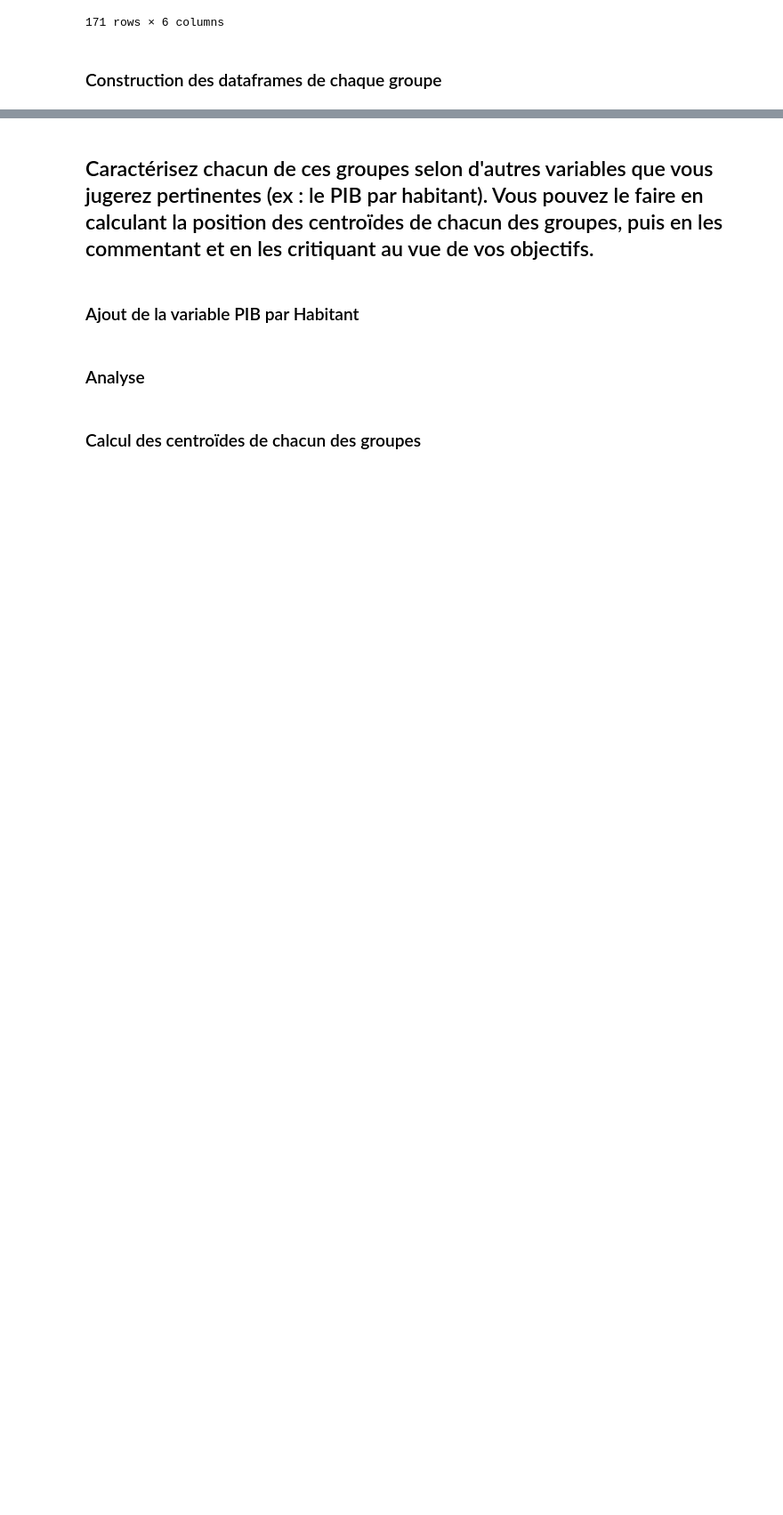
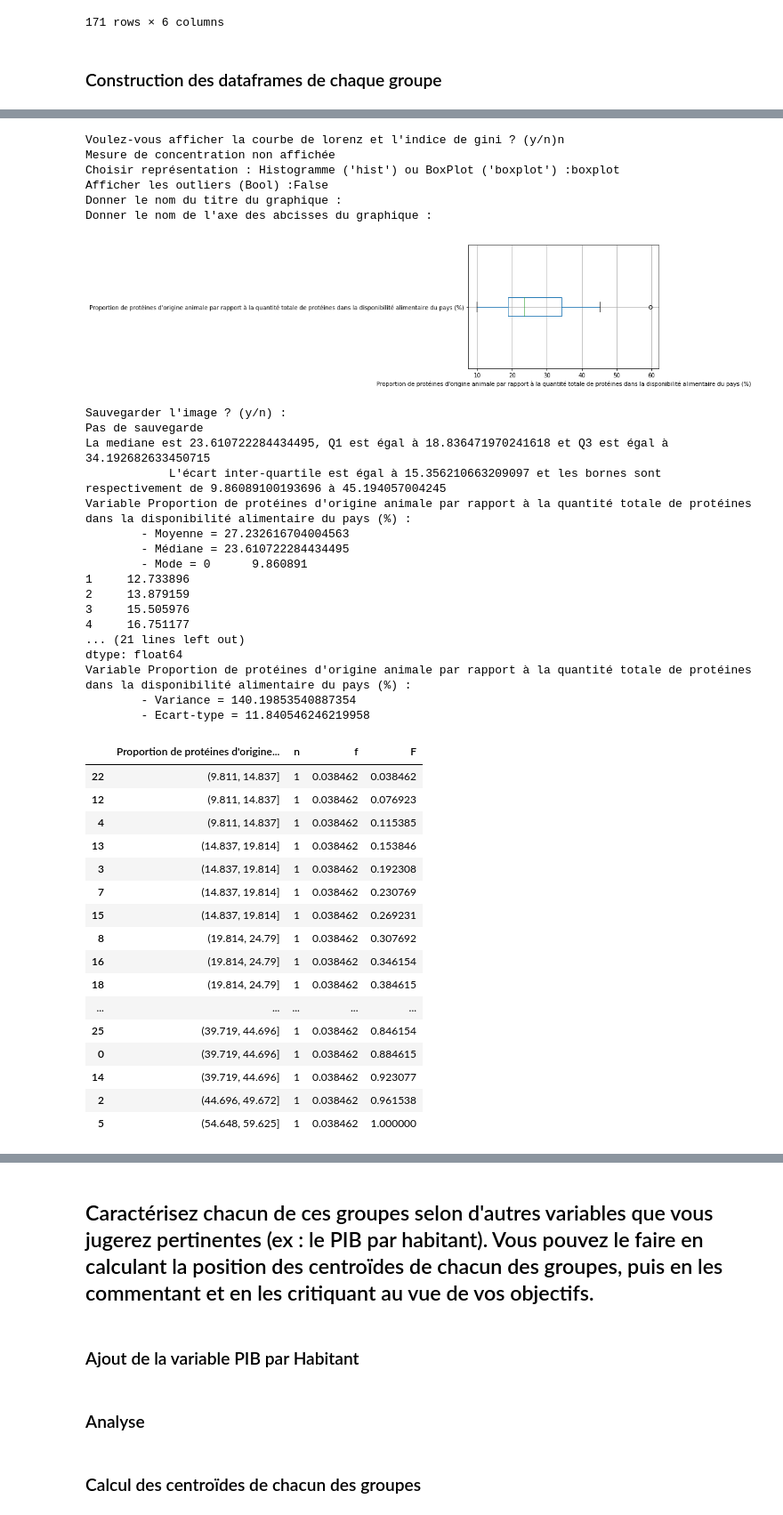
Before and after one commit to Silvock/project_5_prod_market_study, a Jupyter notebook: notebook/Exercice5.ipynb, the cells around one changed output, grey strips where cells are left out. Shown at 89% size. Saved outputs shown, nothing was run; the diff lists cells and outputs as text; code cells hidden in the pictures; blank space fills up the shorter version.

```diff
--- a/notebook/Exercice5.ipynb
+++ b/notebook/Exercice5.ipynb
@@ -613,0 +865,44 @@ def analyse_univarie(data,moncaract='',typecaract=''):
+# %%
+analyse_univarie(df_groupe1,"Proportion de protéines d'origine animale par rapport à la quantité totale de protéines dans la disponibilité alimentaire du pays (%)",'qtecont')
+# %% [output]
+Voulez-vous afficher la courbe de lorenz et l'indice de gini ? (y/n)n
+Mesure de concentration non affichée
+Choisir représentation : Histogramme ('hist') ou BoxPlot ('boxplot') :boxplot
+Afficher les outliers (Bool) :False
+Donner le nom du titre du graphique :
+Donner le nom de l'axe des abcisses du graphique :
+[figure, added]
+Sauvegarder l'image ? (y/n) :
+Pas de sauvegarde
+La mediane est 23.610722284434495, Q1 est égal à 18.836471970241618 et Q3 est égal à 34.192682633450715
+            L'écart inter-quartile est égal à 15.356210663209097 et les bornes sont respectivement de 9.86089100193696 à 45.194057004245
+Variable Proportion de protéines d'origine animale par rapport à la quantité totale de protéines dans la disponibilité alimentaire du pays (%) :
+        - Moyenne = 27.232616704004563
+        - Médiane = 23.610722284434495
+        - Mode = 0      9.860891
+1     12.733896
+2     13.879159
+3     15.505976
+4     16.751177
+... (21 lines left out)
+dtype: float64
+Variable Proportion de protéines d'origine animale par rapport à la quantité totale de protéines dans la disponibilité alimentaire du pays (%) :
+        - Variance = 140.19853540887354
+        - Ecart-type = 11.840546246219958
+|  | Proportion de protéines d'origine... | n | f | F |
+| 22 | (9.811, 14.837] | 1 | 0.038462 | 0.038462 |
+| 12 | (9.811, 14.837] | 1 | 0.038462 | 0.076923 |
+| 4 | (9.811, 14.837] | 1 | 0.038462 | 0.115385 |
+| 13 | (14.837, 19.814] | 1 | 0.038462 | 0.153846 |
+| 3 | (14.837, 19.814] | 1 | 0.038462 | 0.192308 |
+| 7 | (14.837, 19.814] | 1 | 0.038462 | 0.230769 |
+| 15 | (14.837, 19.814] | 1 | 0.038462 | 0.269231 |
+| 8 | (19.814, 24.79] | 1 | 0.038462 | 0.307692 |
+| 16 | (19.814, 24.79] | 1 | 0.038462 | 0.346154 |
+| 18 | (19.814, 24.79] | 1 | 0.038462 | 0.384615 |
+| ... | ... | ... | ... | ... |
+| 25 | (39.719, 44.696] | 1 | 0.038462 | 0.846154 |
+| 0 | (39.719, 44.696] | 1 | 0.038462 | 0.884615 |
+| 14 | (39.719, 44.696] | 1 | 0.038462 | 0.923077 |
+| 2 | (44.696, 49.672] | 1 | 0.038462 | 0.961538 |
+| 5 | (54.648, 59.625] | 1 | 0.038462 | 1.000000 |
```
Also changed, not shown: parts of 31 cells of this notebook, 1 other file.
